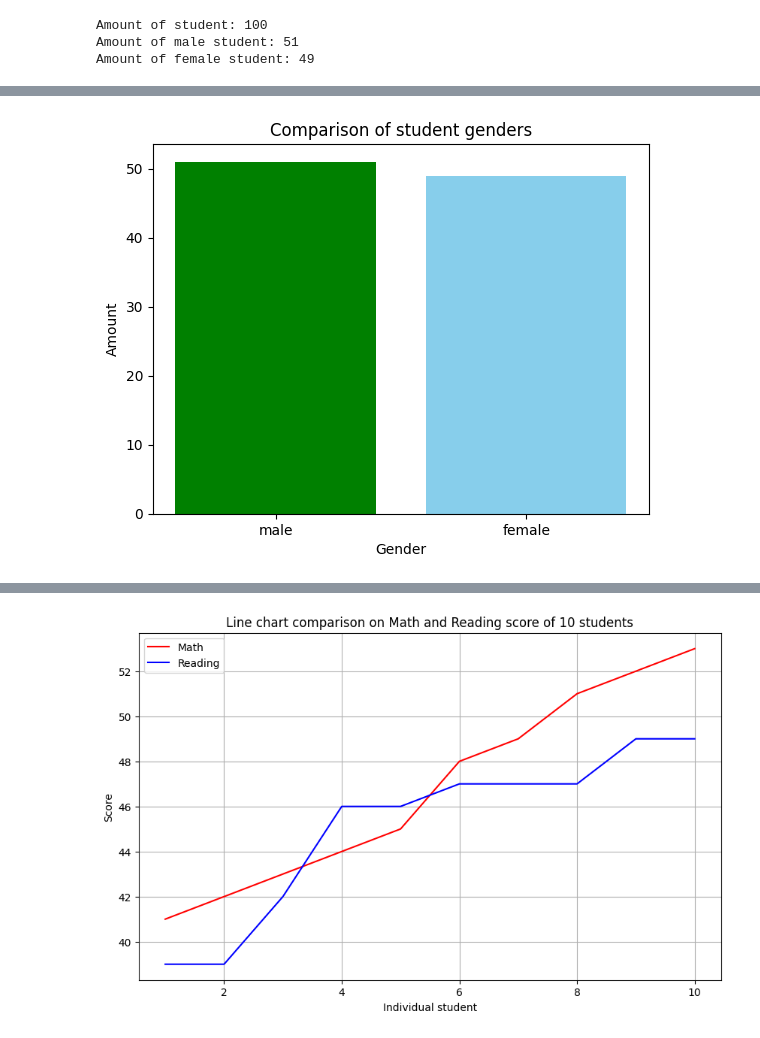
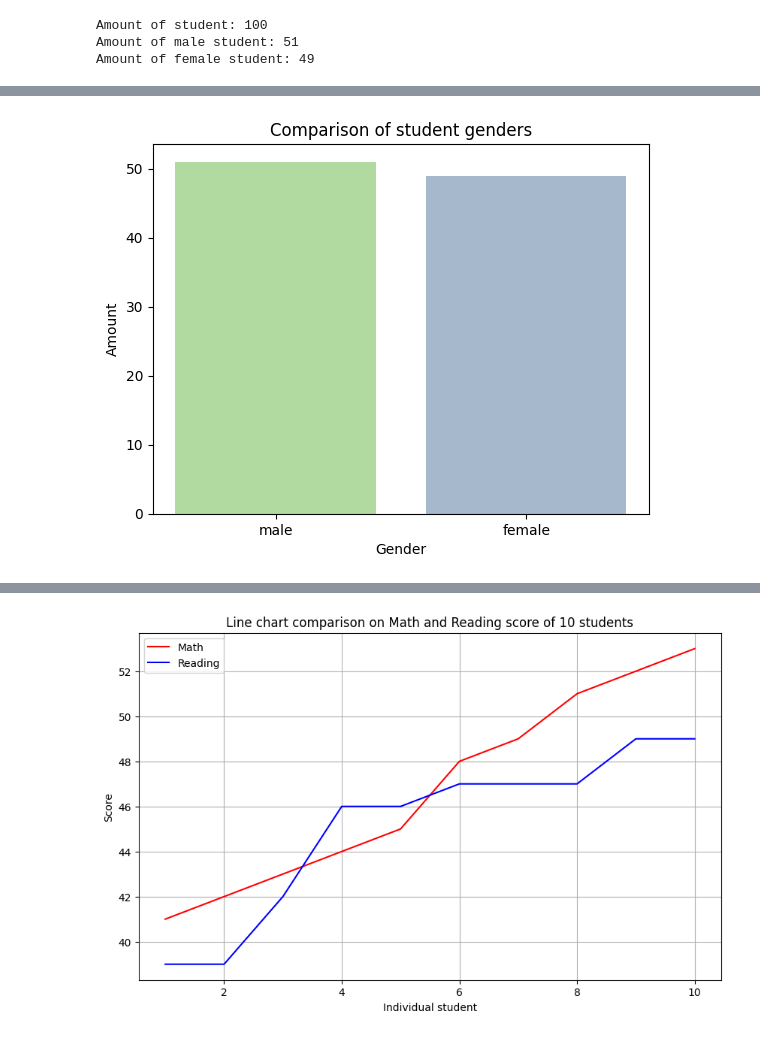
Before and after one commit to Nonbangkok/2110101-COMP-PROG, a Jupyter notebook: Work-Shop/04-dataVisualization/dataVisualization.ipynb, the cells around one changed output, grey strips where cells are left out. Drawn from its saved outputs; the diff is of its cells as text; code cells hidden in the pictures.

```diff
--- a/Work-Shop/04-dataVisualization/dataVisualization.ipynb
+++ b/Work-Shop/04-dataVisualization/dataVisualization.ipynb
@@ -98,14 +98,13 @@ Amount of female student: 49
 <img src="https://github.com/thcktw/python-com-resource/raw/master/lab4datavis/result_of_todo3.png">
 # %%
 #Write code below please.
-# plt.bar(gender_counts.index, gender_counts.values, color=['skyblue', 'lightcoral'])
-plt.bar(gender_counts.index, gender_counts.values, color=['green', 'skyblue'])
+plt.bar(gender_counts.index, gender_counts.values, color=['#B0DA9F', '#A6B8CC'])
 plt.xlabel('Gender')
 plt.ylabel('Amount')
 plt.title('Comparison of student genders')
 plt.show()
 # %% [output]
-[figure, old version]
+[figure, new version]
 # %% [markdown]
 # TO DO 4 : เรียงลำดับคะแนนวิชาคณิตศาสตร์และวิชาการอ่านของนักเรียนจากน้อยไปหามาก และแสดงผลคะแนนทั้ง 2 วิชาในรูปแบบกราฟเส้น โดยจำนวนนักเรียนที่ต้องการแสดงบนกราฟเส้นคือ 10 คนแรกที่มีคะแนนน้อยที่สุด
 <p> ภาพตัวอย่าง</p>
```
Also changed, not shown: 1 other file.
